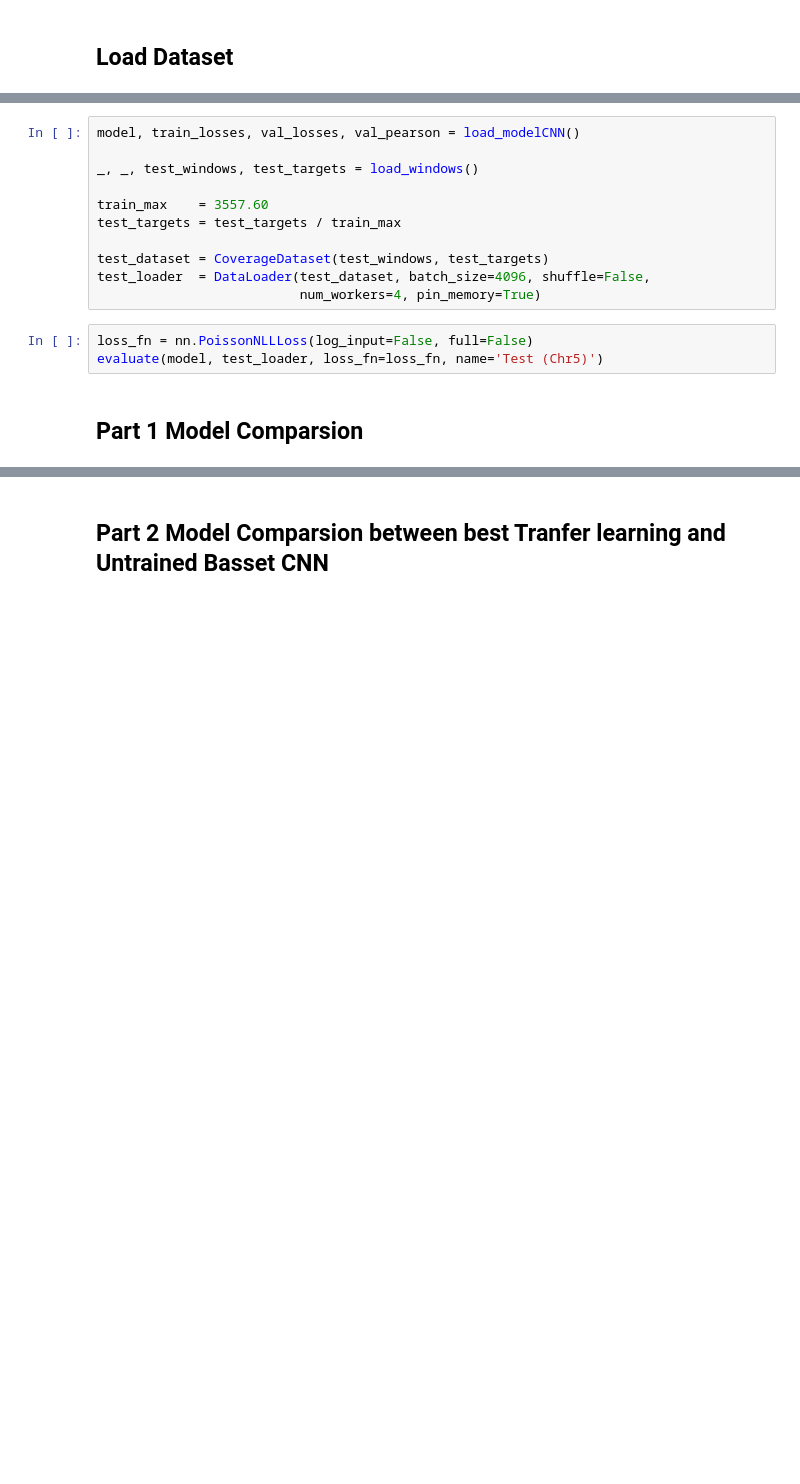
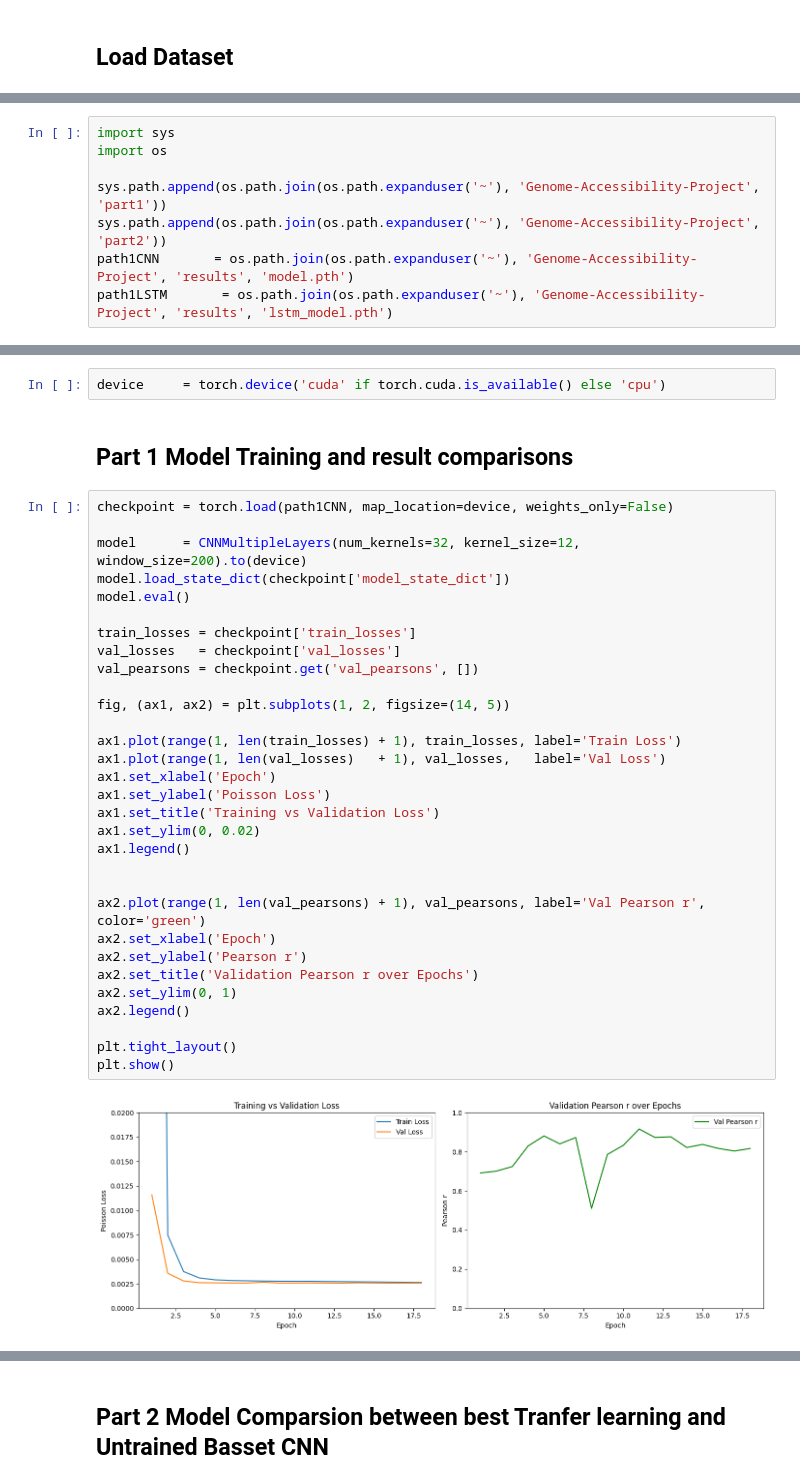
Before and after one commit to pmckone/Genome-Accessibility-Project, a Jupyter notebook: FinalProject.ipynb, the cells around one changed output, grey strips where cells are left out. Saved outputs shown, nothing was run; the diff lists cells and outputs as text; blank space fills up the shorter version.

```diff
--- a/FinalProject.ipynb
+++ b/FinalProject.ipynb
@@ -3 +16,9 @@
+# %%
+import sys
+import os
+
+sys.path.append(os.path.join(os.path.expanduser('~'), 'Genome-Accessibility-Project', 'part1'))
+sys.path.append(os.path.join(os.path.expanduser('~'), 'Genome-Accessibility-Project', 'part2'))
+path1CNN       = os.path.join(os.path.expanduser('~'), 'Genome-Accessibility-Project', 'results', 'model.pth')
+path1LSTM       = os.path.join(os.path.expanduser('~'), 'Genome-Accessibility-Project', 'results', 'lstm_model.pth')
 # %%
@@ -20,16 +37,37 @@ device     = torch.device('cuda' if torch.cuda.is_available() else 'cpu')
-# %%
-model, train_losses, val_losses, val_pearson = load_modelCNN()
-
-_, _, test_windows, test_targets = load_windows()
-
-train_max    = 3557.60
-test_targets = test_targets / train_max
-
-test_dataset = CoverageDataset(test_windows, test_targets)
-test_loader  = DataLoader(test_dataset, batch_size=4096, shuffle=False,
-                          num_workers=4, pin_memory=True)
-# %%
-loss_fn = nn.PoissonNLLLoss(log_input=False, full=False)
-evaluate(model, test_loader, loss_fn=loss_fn, name='Test (Chr5)')
+# %%
+device     = torch.device('cuda' if torch.cuda.is_available() else 'cpu')
 # %% [markdown]
-## Part 1 Model Comparsion
+## Part 1  Model Training and result comparisons
+# %%
+checkpoint = torch.load(path1CNN, map_location=device, weights_only=False)
+
+model      = CNNMultipleLayers(num_kernels=32, kernel_size=12, window_size=200).to(device)
+model.load_state_dict(checkpoint['model_state_dict'])
+model.eval()
+
+train_losses = checkpoint['train_losses']
+val_losses   = checkpoint['val_losses']
+val_pearsons = checkpoint.get('val_pearsons', [])
+
+fig, (ax1, ax2) = plt.subplots(1, 2, figsize=(14, 5))
+
+ax1.plot(range(1, len(train_losses) + 1), train_losses, label='Train Loss')
+ax1.plot(range(1, len(val_losses)   + 1), val_losses,   label='Val Loss')
+ax1.set_xlabel('Epoch')
+ax1.set_ylabel('Poisson Loss')
+ax1.set_title('Training vs Validation Loss')
+ax1.set_ylim(0, 0.02)
+ax1.legend()
+
+
+ax2.plot(range(1, len(val_pearsons) + 1), val_pearsons, label='Val Pearson r', color='green')
+ax2.set_xlabel('Epoch')
+ax2.set_ylabel('Pearson r')
+ax2.set_title('Validation Pearson r over Epochs')
+ax2.set_ylim(0, 1)
+ax2.legend()
+
+plt.tight_layout()
+plt.show()
+# %% [output]
+[figure, added]
```
Also changed, not shown: parts of 11 cells of this notebook.
